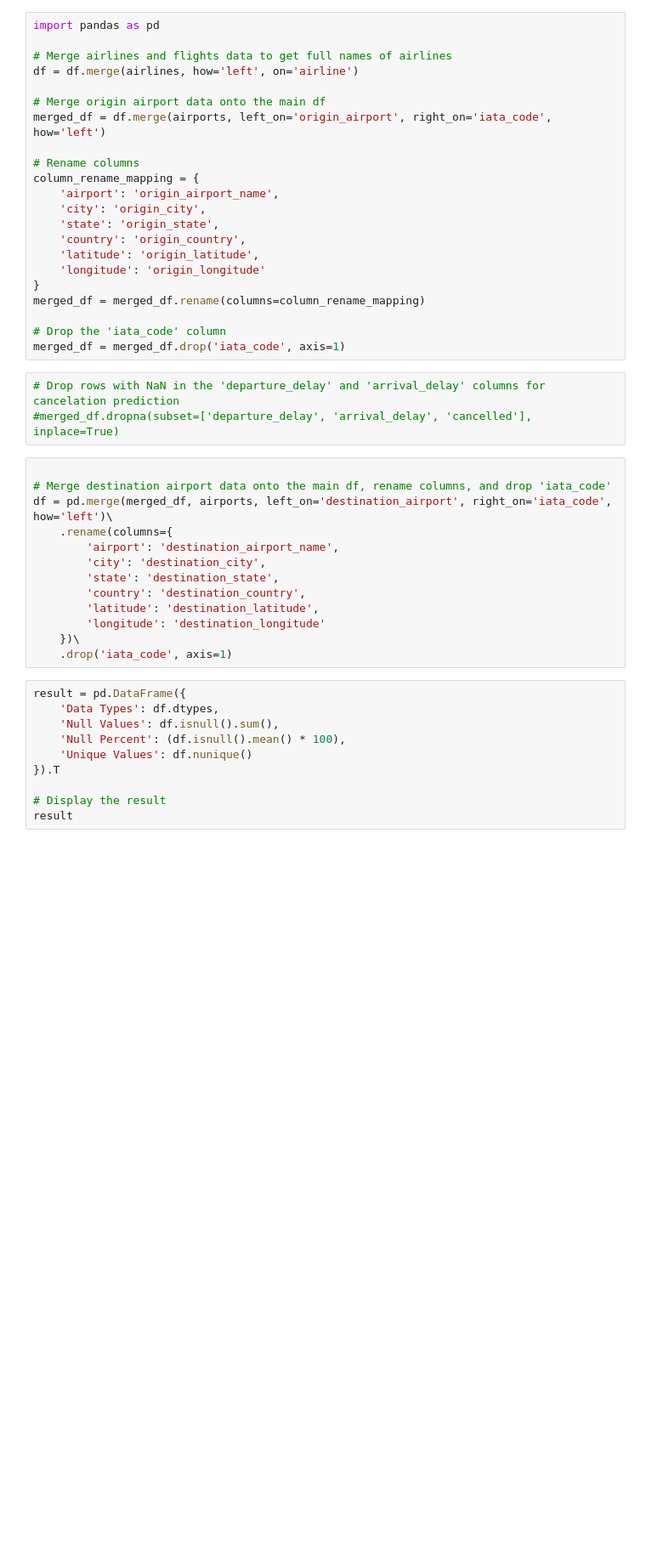
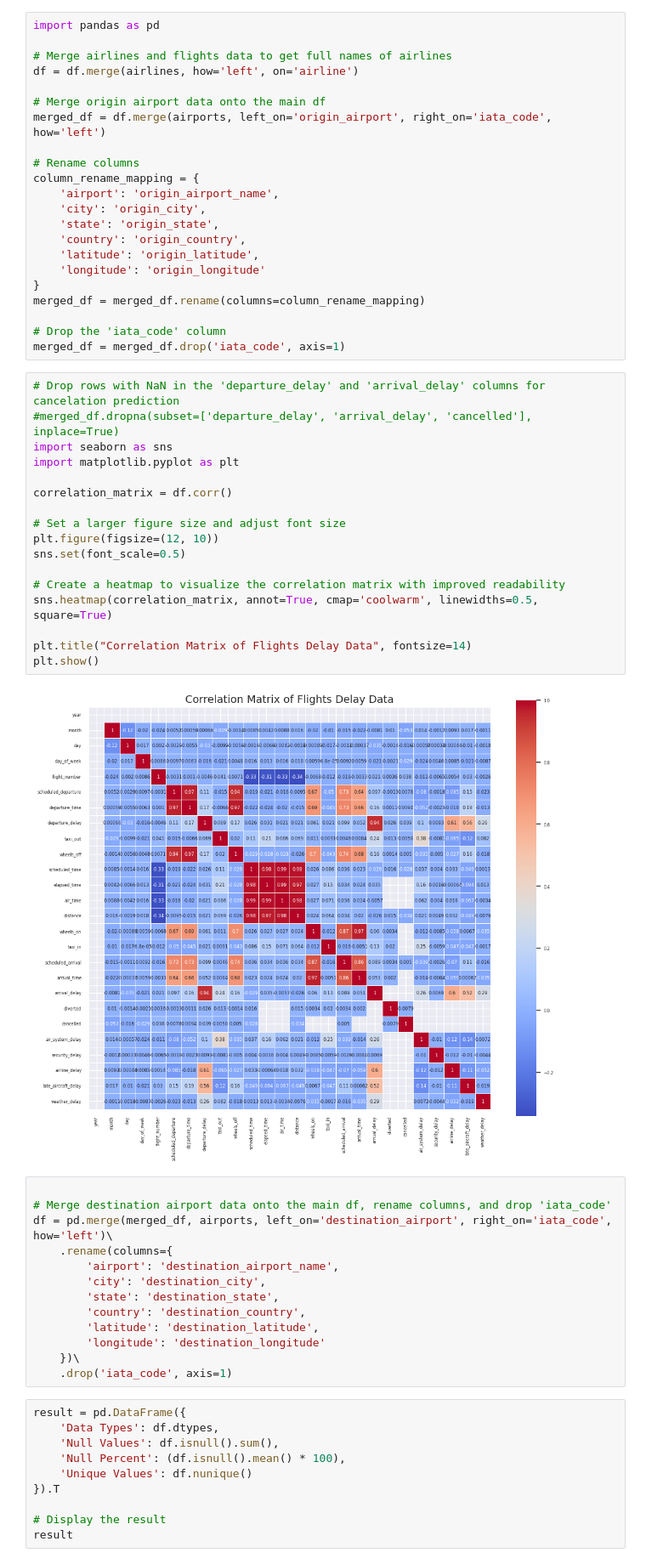
Before and after one commit to AleksanderHal/arpdata, a Jupyter notebook: PROJEKT_KONCOWY2.ipynb, the cells around one changed output. Shown: that part at 85% size. Saved outputs shown, nothing was run; the diff lists cells and outputs as text; blank space fills up the shorter version.

```diff
--- a/PROJEKT_KONCOWY2.ipynb
+++ b/PROJEKT_KONCOWY2.ipynb
@@ -52,9 +50,25 @@ merged_df = merged_df.rename(columns=column_rename_mapping)
 
 # Drop the 'iata_code' column
 merged_df = merged_df.drop('iata_code', axis=1)
-# %%
-# Drop rows with NaN in the 'departure_delay' and 'arrival_delay' columns for cancelation prediction
-#merged_df.dropna(subset=['departure_delay', 'arrival_delay', 'cancelled'], inplace=True)
+# %%
+# Drop rows with NaN in the 'departure_delay' and 'arrival_delay' columns for cancelation prediction
+#merged_df.dropna(subset=['departure_delay', 'arrival_delay', 'cancelled'], inplace=True)
+import seaborn as sns
+import matplotlib.pyplot as plt
+
+correlation_matrix = df.corr()
+
+# Set a larger figure size and adjust font size
+plt.figure(figsize=(12, 10))
+sns.set(font_scale=0.5)
+
+# Create a heatmap to visualize the correlation matrix with improved readability
+sns.heatmap(correlation_matrix, annot=True, cmap='coolwarm', linewidths=0.5, square=True)
+
+plt.title("Correlation Matrix of Flights Delay Data", fontsize=14)
+plt.show()
+# %% [output]
+[figure, added]
 # %%
 
 # Merge destination airport data onto the main df, rename columns, and drop 'iata_code'
```
Also changed, not shown: parts of 25 cells of this notebook.
